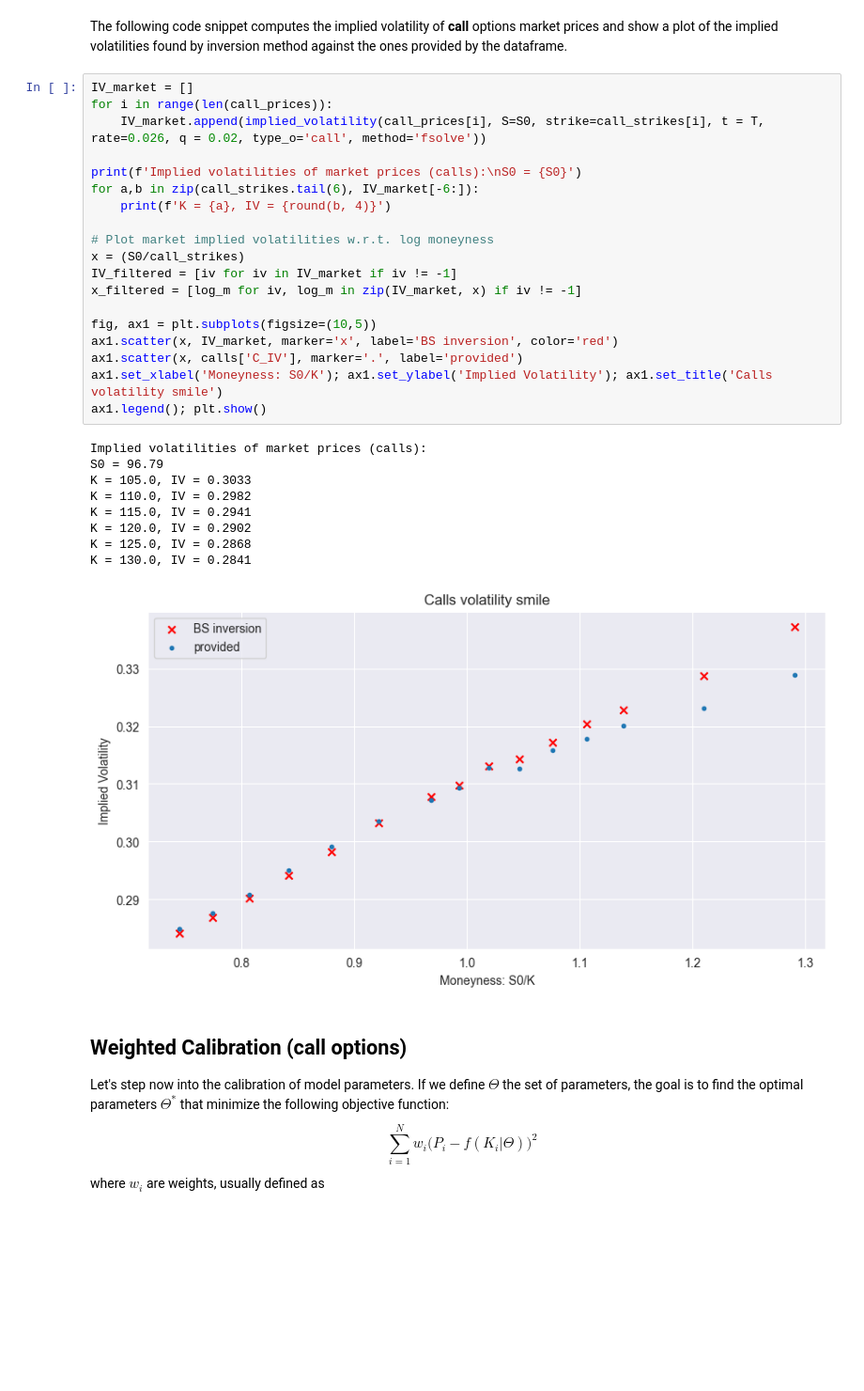
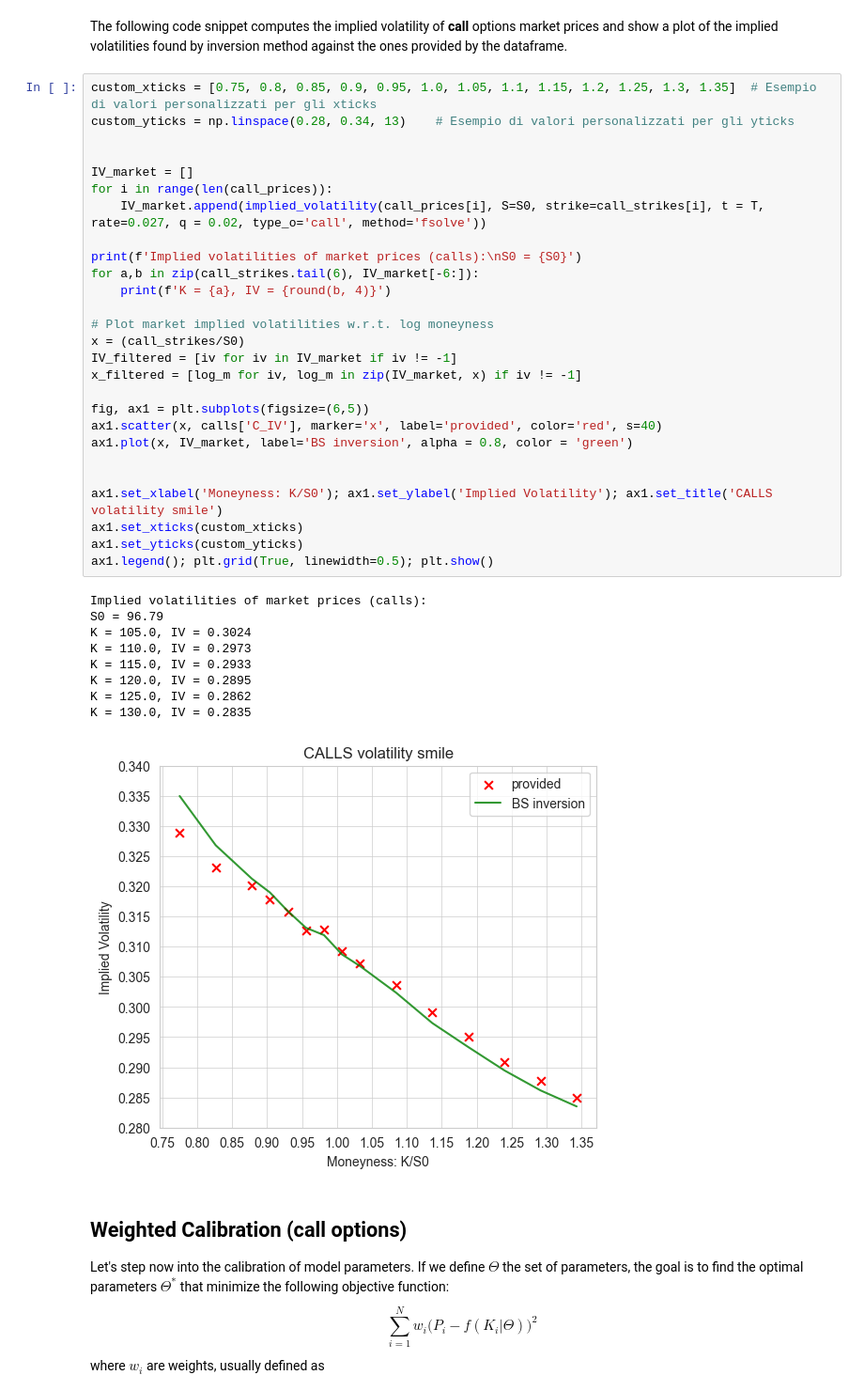
Before and after one commit to ornella-el/Margin-Loans-Pricing, a Jupyter notebook: calibration/AAPL/1_Calls_Calibration.ipynb, the cells around one changed output. Shown at 94% size. Saved outputs shown, nothing was run; the diff lists cells and outputs as text; blank space fills up the shorter version.

```diff
--- a/calibration/AAPL/1_Calls_Calibration.ipynb
+++ b/calibration/AAPL/1_Calls_Calibration.ipynb
@@ -95,34 +95,42 @@ def implied_volatility(price, S, strike, t, rate, q, type_o, method='fsolve', di
 # %% [markdown]
 The following code snippet computes the implied volatility of **call** options market prices and show a plot of the implied volatilities found by inversion method against the ones provided by the dataframe.
 # %%
+custom_xticks = [0.75, 0.8, 0.85, 0.9, 0.95, 1.0, 1.05, 1.1, 1.15, 1.2, 1.25, 1.3, 1.35]  # Esempio di valori personalizzati per gli xticks
+custom_yticks = np.linspace(0.28, 0.34, 13)    # Esempio di valori personalizzati per gli yticks
+
+
 IV_market = []
 for i in range(len(call_prices)):
-    IV_market.append(implied_volatility(call_prices[i], S=S0, strike=call_strikes[i], t = T, rate=0.026, q = 0.02, type_o='call', method='fsolve'))
+    IV_market.append(implied_volatility(call_prices[i], S=S0, strike=call_strikes[i], t = T, rate=0.027, q = 0.02, type_o='call', method='fsolve'))
 
 print(f'Implied volatilities of market prices (calls):\nS0 = {S0}')
 for a,b in zip(call_strikes.tail(6), IV_market[-6:]):
     print(f'K = {a}, IV = {round(b, 4)}')
 
 # Plot market implied volatilities w.r.t. log moneyness
-x = (S0/call_strikes)
+x = (call_strikes/S0)
 IV_filtered = [iv for iv in IV_market if iv != -1]
 x_filtered = [log_m for iv, log_m in zip(IV_market, x) if iv != -1]
 
-fig, ax1 = plt.subplots(figsize=(10,5))
-ax1.scatter(x, IV_market, marker='x', label='BS inversion', color='red')
-ax1.scatter(x, calls['C_IV'], marker='.', label='provided')
-ax1.set_xlabel('Moneyness: S0/K'); ax1.set_ylabel('Implied Volatility'); ax1.set_title('Calls volatility smile')
-ax1.legend(); plt.show()
+fig, ax1 = plt.subplots(figsize=(6,5))
+ax1.scatter(x, calls['C_IV'], marker='x', label='provided', color='red', s=40)
+ax1.plot(x, IV_market, label='BS inversion', alpha = 0.8, color = 'green')
+
+
+ax1.set_xlabel('Moneyness: K/S0'); ax1.set_ylabel('Implied Volatility'); ax1.set_title('CALLS volatility smile')
+ax1.set_xticks(custom_xticks)
+ax1.set_yticks(custom_yticks)
+ax1.legend(); plt.grid(True, linewidth=0.5); plt.show()
 # %% [output]
 Implied volatilities of market prices (calls):
 S0 = 96.79
-K = 105.0, IV = 0.3033
-K = 110.0, IV = 0.2982
-K = 115.0, IV = 0.2941
-K = 120.0, IV = 0.2902
-K = 125.0, IV = 0.2868
-K = 130.0, IV = 0.2841
+K = 105.0, IV = 0.3024
+K = 110.0, IV = 0.2973
+K = 115.0, IV = 0.2933
+K = 120.0, IV = 0.2895
+K = 125.0, IV = 0.2862
+K = 130.0, IV = 0.2835
-[figure, old version]
+[figure, new version]
 # %% [markdown]
 ##  Weighted Calibration (call options)
 Let's step now into the calibration of model parameters.
```
Also changed, not shown: parts of 12 cells of this notebook, 9 other files.
